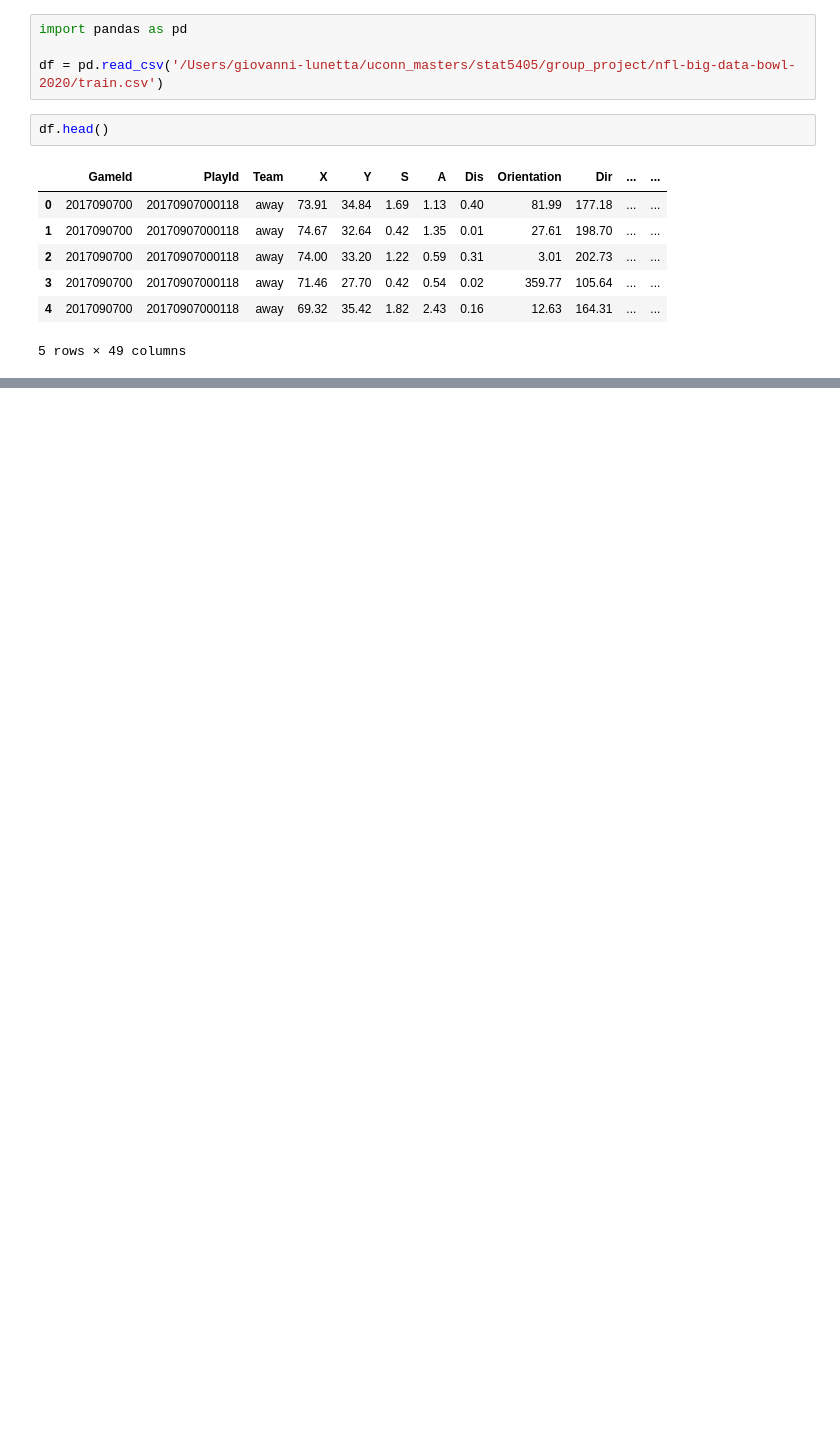
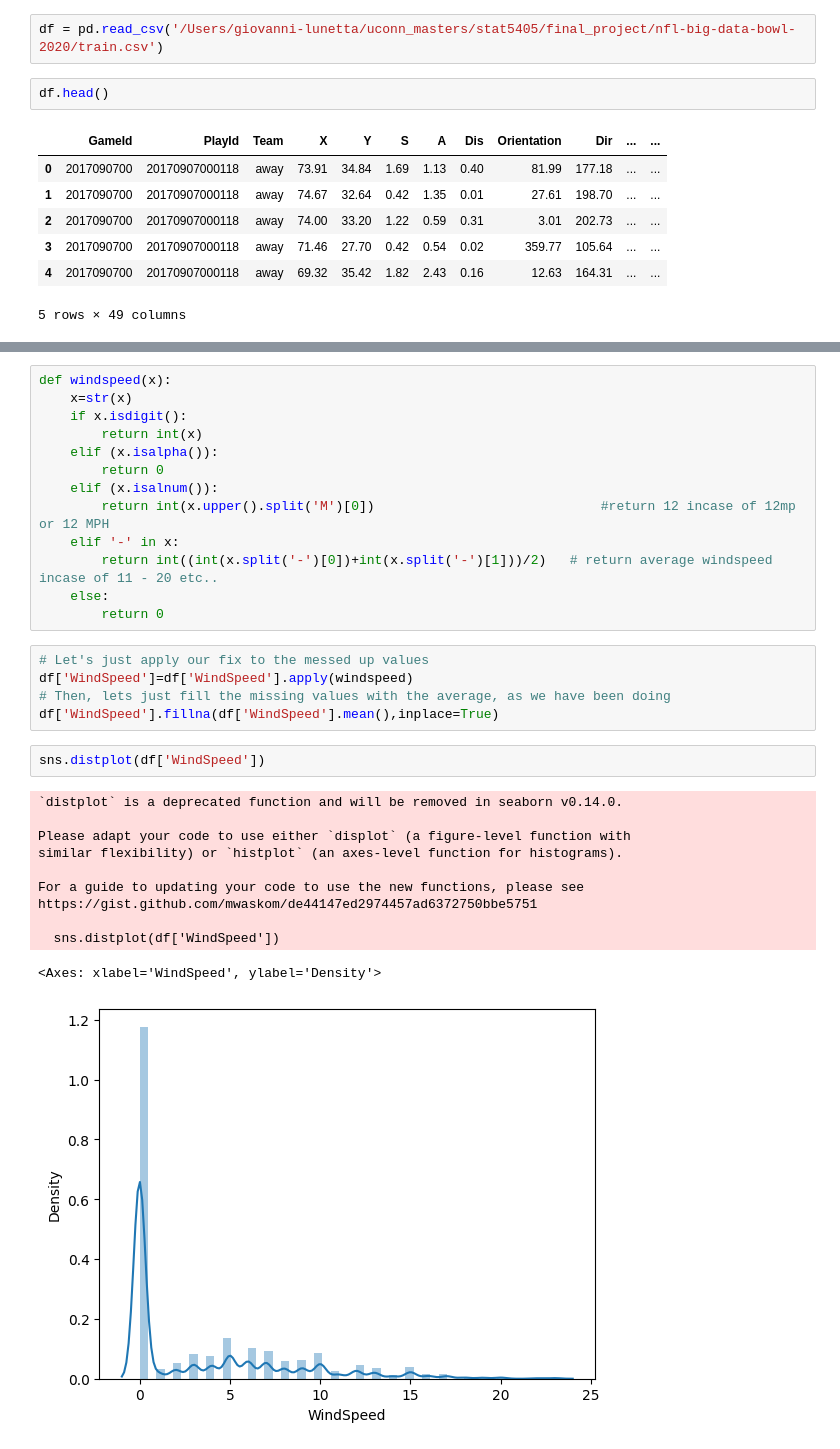
Before and after one commit to giovanni-lunetta/stat5405_final_project, a Jupyter notebook: exploring.ipynb, the cells around one changed output, grey strips where cells are left out. Cells and saved outputs as stored; diff of their text form; blank space fills up the shorter version.

```diff
--- a/exploring.ipynb
+++ b/exploring.ipynb
@@ -1,7 +16,5 @@
 # %%
-import pandas as pd
-
-df = pd.read_csv('/Users/giovanni-lunetta/uconn_masters/stat5405/group_project/nfl-big-data-bowl-2020/train.csv')
+df = pd.read_csv('/Users/giovanni-lunetta/uconn_masters/stat5405/final_project/nfl-big-data-bowl-2020/train.csv')
 # %%
 df.head()
 # %% [output]
@@ -32,0 +50,32 @@ df.shape
+# %%
+def windspeed(x):
+    x=str(x)
+    if x.isdigit():
+        return int(x)
+    elif (x.isalpha()):
+        return 0
+    elif (x.isalnum()):
+        return int(x.upper().split('M')[0])                             #return 12 incase of 12mp or 12 MPH
+    elif '-' in x:
+        return int((int(x.split('-')[0])+int(x.split('-')[1]))/2)   # return average windspeed incase of 11 - 20 etc..
+    else:
+        return 0
+# %%
+# Let's just apply our fix to the messed up values
+df['WindSpeed']=df['WindSpeed'].apply(windspeed)
+# Then, lets just fill the missing values with the average, as we have been doing
+df['WindSpeed'].fillna(df['WindSpeed'].mean(),inplace=True)
+# %%
+sns.distplot(df['WindSpeed'])
+# %% [output]
+`distplot` is a deprecated function and will be removed in seaborn v0.14.0.
+
+Please adapt your code to use either `displot` (a figure-level function with
+similar flexibility) or `histplot` (an axes-level function for histograms).
+
+For a guide to updating your code to use the new functions, please see
+https://gist.github.com/mwaskom/de44147ed2974457ad6372750bbe5751
+
+  sns.distplot(df['WindSpeed'])
+<Axes: xlabel='WindSpeed', ylabel='Density'>
+[figure, added]
```
Also changed, not shown: parts of 9 cells of this notebook, 3 other files.
